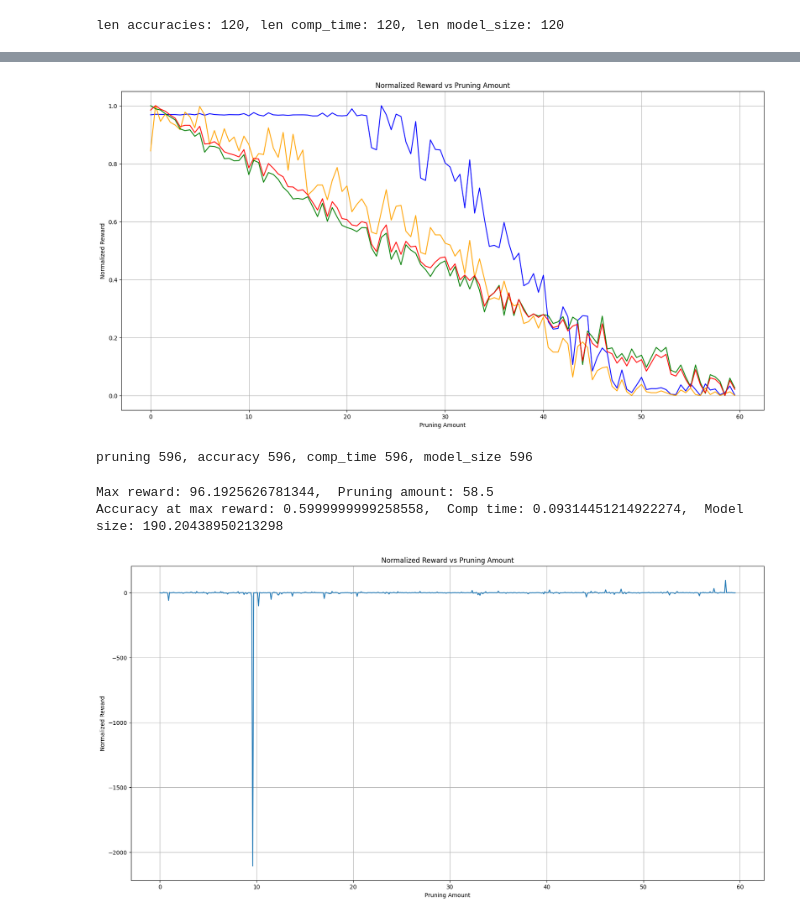
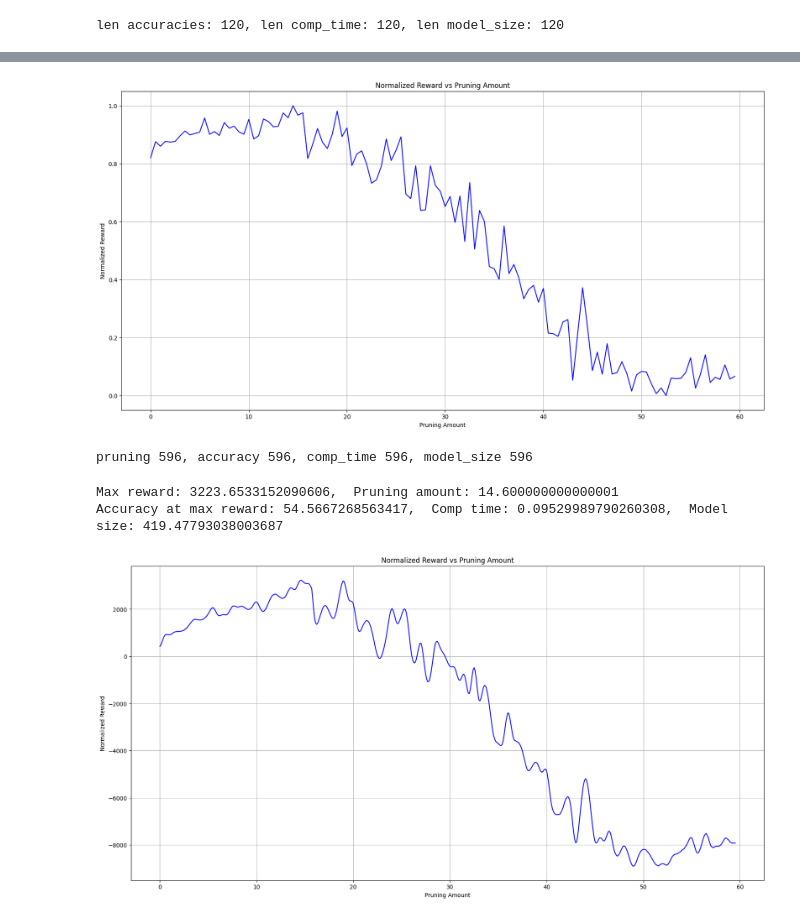
Before and after one commit to mahadevxo/DDNN-Working, a Jupyter notebook: src/pruning/taylor_series/plot_results.ipynb, the cells around one changed output, grey strips where cells are left out. Drawn from its saved outputs; the diff is of its cells as text; code cells hidden in the pictures.

```diff
--- a/src/pruning/taylor_series/plot_results.ipynb
+++ b/src/pruning/taylor_series/plot_results.ipynb
@@ -53,10 +52,12 @@ def reward_func(accuracy,  model_size,  comp_time,  accuracy_min,  model_size_mi
 # %%
-old_model_size,  old_comp_time = model_size[0],  comp_time[0]
-ACC_MIN = 40.0
+old_model_size,  old_comp_time = [model_size[0]], [comp_time[0]]
+ACC_MIN = 49
 #HYPERPARAMS
-ACCURACY_IMP = 0.6
-MODEL_SIZE_IMP = 0.4
-COMP_TIME_IMP = 0.0
+random_values = np.random.rand(3)
+random_values /= random_values.sum()
+ACCURACY_IMP = random_values[0]
+MODEL_SIZE_IMP = random_values[1]
+COMP_TIME_IMP = random_values[2]
 
 if np.ceil(ACCURACY_IMP + MODEL_SIZE_IMP + COMP_TIME_IMP) != 1:
     print("Sum of hyperparameters = ",  ACCURACY_IMP + MODEL_SIZE_IMP + COMP_TIME_IMP)
@@ -70,9 +71,10 @@ rewards = []
 
 for i in range(0,  len(accuracies)):
     reward = reward_func(accuracies[i],  model_size[i],  comp_time[i],  ACC_MIN,
-                         old_model_size,  old_comp_time,  ACCURACY_IMP,  MODEL_SIZE_IMP,  COMP_TIME_IMP)
+                         float(np.mean(old_model_size)),  float(np.mean(old_comp_time)),  ACCURACY_IMP,  MODEL_SIZE_IMP,  COMP_TIME_IMP)
     # print(f"Pruning amount: {pruning_amounts[i]},  Reward: {reward}")
     rewards.append(reward)
-    old_model_size,  old_comp_time = model_size[i],  comp_time[i]
+    old_model_size.append(model_size[i])
+    old_comp_time.append(comp_time[i])
 # %% [output]
 Original Accuracy 53.2
@@ -100,16 +102,18 @@ sum(comp_time)/len(comp_time)
+# %%
+sigma = 1e-5
+smoothed_rewards = gaussian_filter1d(rewards, sigma=sigma)
 # %%
 import matplotlib.pyplot as plt
-plt.plot(pruning_amounts, normalized_rewards,  label='Reward',  color='blue')
-plt.plot(pruning_amounts, normalize(accuracies),  label='Accuracy',  color='orange')
-plt.plot(pruning_amounts, normalize(model_size),  label='Model Size',  color='green')
+plt.plot(pruning_amounts, normalize(smoothed_rewards),  label='Reward',  color='blue')
+# plt.plot(pruning_amounts, normalize(accuracies),  label='Accuracy',  color='orange')
+# plt.plot(pruning_amounts, normalize(model_size),  label='Model Size',  color='green')
 # plt.plot(pruning_amounts, normalize(comp_time),  label='Comp Time',  color='red')
-plt.plot(pruning_amounts, normalize(list(map(add, accuracies, model_size))), label='Comp Time',  color='red')
 plt.xlabel('Pruning Amount')
 plt.ylabel('Normalized Reward')
 plt.title('Normalized Reward vs Pruning Amount')
 plt.grid()
 figsize = plt.gcf()
 figsize.set_size_inches(20, 10)
 plt.show()
 # %% [output]
-[figure, old version]
+[figure, new version]
@@ -170,16 +450,16 @@ def save_to_csv(pruning_amounts, accuracies, comp_time, model_size, rewards, nor
             file.write(data)
 # %%
 #print max reward
-index_max = np.argmax(rewards)
-print(f"Max reward: {rewards[index_max]},  Pruning amount: {new_pruning[index_max]}")
+index_max = np.argmax(new_rewards)
+print(f"Max reward: {new_rewards[index_max]},  Pruning amount: {new_pruning[index_max]}")
 print(f"Accuracy at max reward: {new_acc[index_max]},  Comp time: {new_comp[index_max]},  Model size: {new_size[index_max]}")
 # %% [output]
-Max reward: 96.1925626781344,  Pruning amount: 58.5
-Accuracy at max reward: 0.5999999999258558,  Comp time: 0.09314451214922274,  Model size: 190.20438950213298
+Max reward: 3223.6533152090606,  Pruning amount: 14.600000000000001
+Accuracy at max reward: 54.5667268563417,  Comp time: 0.09529989790260308,  Model size: 419.47793038003687
 # %%
 #plot norm_rewards
 import matplotlib.pyplot as plt
-plt.plot(new_pruning, rewards)
+plt.plot(new_pruning, new_rewards, label='Reward', color='blue')
 plt.xlabel('Pruning Amount')
 plt.ylabel('Normalized Reward')
 plt.title('Normalized Reward vs Pruning Amount')
@@ -188,4 +468,4 @@ figsize = plt.gcf()
 figsize.set_size_inches(20, 10)
 plt.show()
 # %% [output]
-[figure, old version]
+[figure, new version]
```
Also changed, not shown: parts of 16 cells of this notebook, 4 other files.
